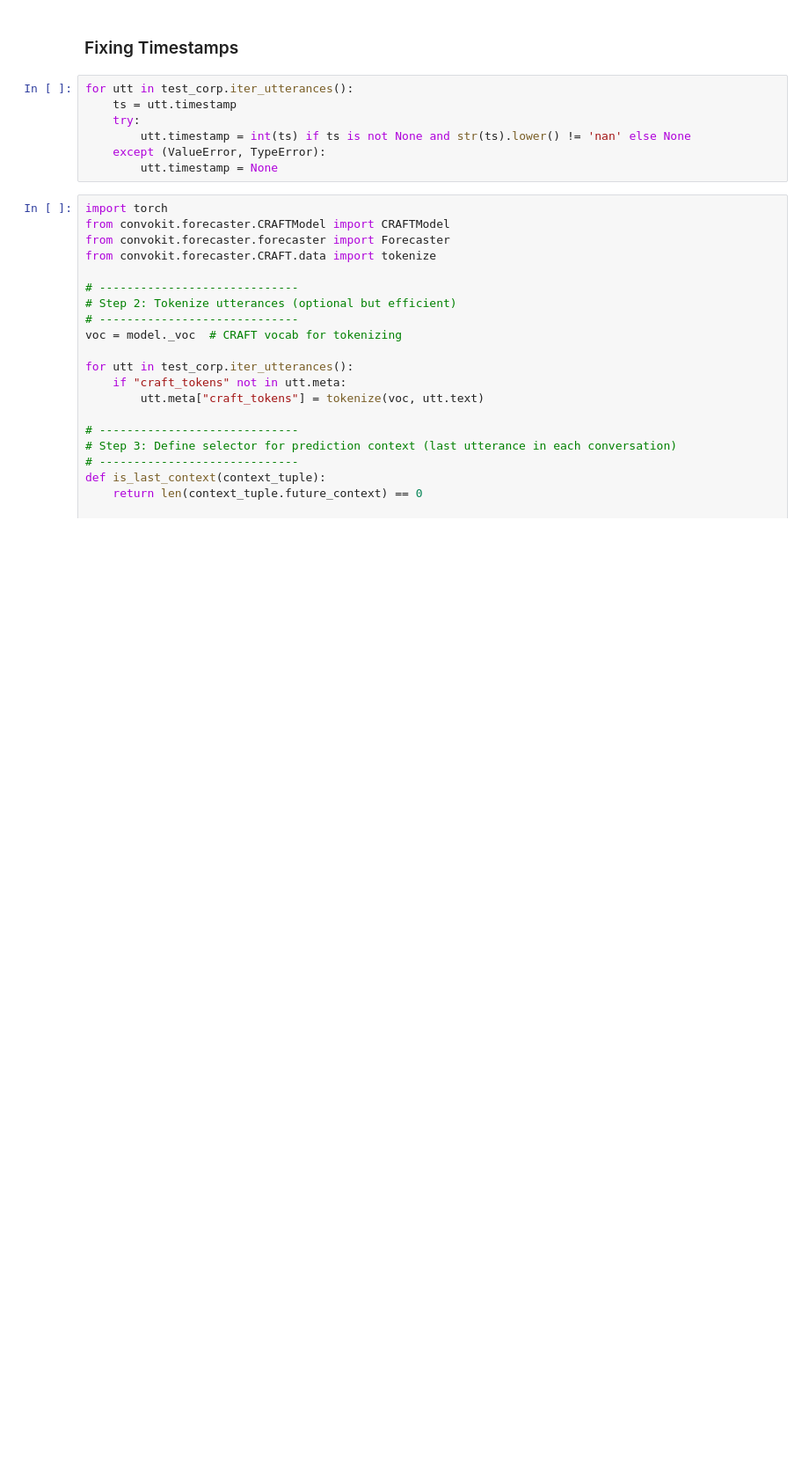
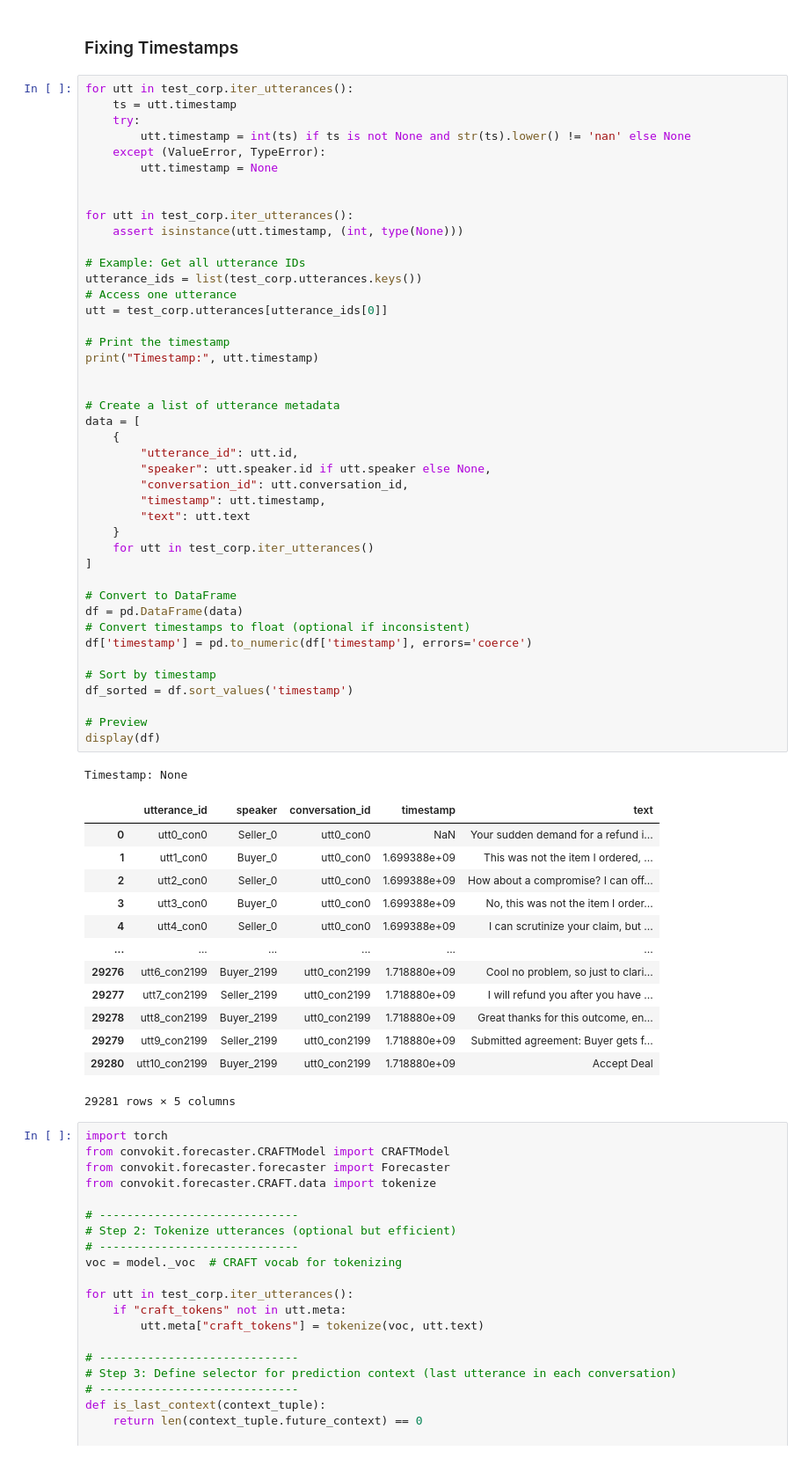
Before and after one commit to mishkin101/ConvoKit_Disputes, a Jupyter notebook: src/corpus_converter.ipynb, the cells around one changed output. Shown at 88% size. Drawn from its saved outputs; the diff is of its cells as text; blank space fills up the shorter version.

Commit message:
Updated Forecaster  to almost work-- fixing timestamp errors

```diff
--- a/src/corpus_converter.ipynb
+++ b/src/corpus_converter.ipynb
@@ -264,13 +264,64 @@ for convo in corpus.iter_conversations():
     print("----")
 # %% [markdown]
 ### Fixing Timestamps
-# %%
-for utt in test_corp.iter_utterances():
-    ts = utt.timestamp
-    try:
-        utt.timestamp = int(ts) if ts is not None and str(ts).lower() != 'nan' else None
-    except (ValueError, TypeError):
-        utt.timestamp = None
+# %%
+for utt in test_corp.iter_utterances():
+    ts = utt.timestamp
+    try:
+        utt.timestamp = int(ts) if ts is not None and str(ts).lower() != 'nan' else None
+    except (ValueError, TypeError):
+        utt.timestamp = None
+
+
+for utt in test_corp.iter_utterances():
+    assert isinstance(utt.timestamp, (int, type(None)))
+
+# Example: Get all utterance IDs
+utterance_ids = list(test_corp.utterances.keys())
+# Access one utterance
+utt = test_corp.utterances[utterance_ids[0]]
+
+# Print the timestamp
+print("Timestamp:", utt.timestamp)
+
+
+# Create a list of utterance metadata
+data = [
+    {
+        "utterance_id": utt.id,
+        "speaker": utt.speaker.id if utt.speaker else None,
+        "conversation_id": utt.conversation_id,
+        "timestamp": utt.timestamp,
+        "text": utt.text
+    }
+    for utt in test_corp.iter_utterances()
+]
+
+# Convert to DataFrame
+df = pd.DataFrame(data)
+# Convert timestamps to float (optional if inconsistent)
+df['timestamp'] = pd.to_numeric(df['timestamp'], errors='coerce')
+
+# Sort by timestamp
+df_sorted = df.sort_values('timestamp')
+
+# Preview
+display(df)
+# %% [output]
+Timestamp: None
+|  | utterance_id | speaker | conversation_id | timestamp | text |
+| 0 | utt0_con0 | Seller_0 | utt0_con0 | NaN | Your sudden demand for a refund i... |
+| 1 | utt1_con0 | Buyer_0 | utt0_con0 | 1.699388e+09 | This was not the item I ordered, ... |
+| 2 | utt2_con0 | Seller_0 | utt0_con0 | 1.699388e+09 | How about a compromise? I can off... |
+| 3 | utt3_con0 | Buyer_0 | utt0_con0 | 1.699388e+09 | No, this was not the item I order... |
+| 4 | utt4_con0 | Seller_0 | utt0_con0 | 1.699388e+09 | I can scrutinize your claim, but ... |
+| ... | ... | ... | ... | ... | ... |
+| 29276 | utt6_con2199 | Buyer_2199 | utt0_con2199 | 1.718880e+09 | Cool no problem, so just to clari... |
+| 29277 | utt7_con2199 | Seller_2199 | utt0_con2199 | 1.718880e+09 | I will refund you after you have ... |
+| 29278 | utt8_con2199 | Buyer_2199 | utt0_con2199 | 1.718880e+09 | Great thanks for this outcome, en... |
+| 29279 | utt9_con2199 | Seller_2199 | utt0_con2199 | 1.718880e+09 | Submitted agreement: Buyer gets f... |
+| 29280 | utt10_con2199 | Buyer_2199 | utt0_con2199 | 1.718880e+09 | Accept Deal |
+29281 rows × 5 columns
 # %%
 import torch
 from convokit.forecaster.CRAFTModel import CRAFTModel
```
